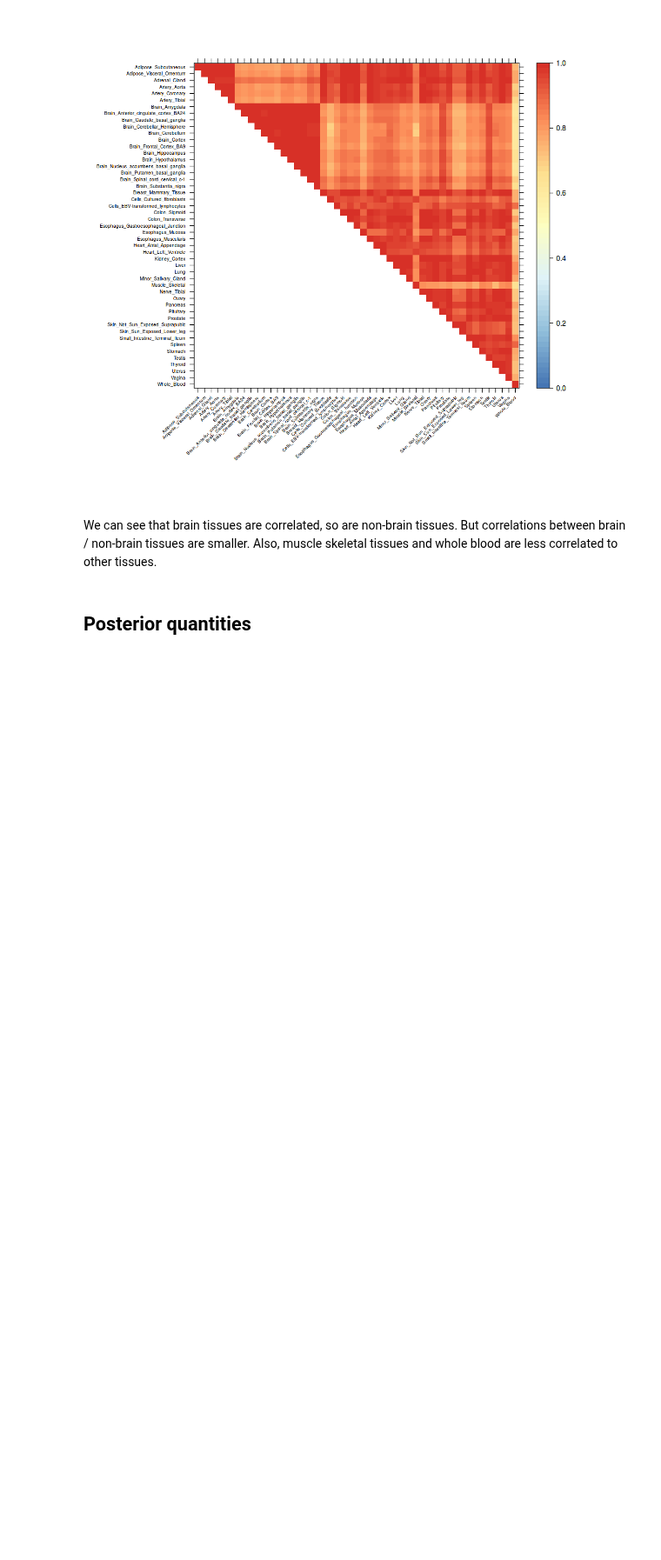
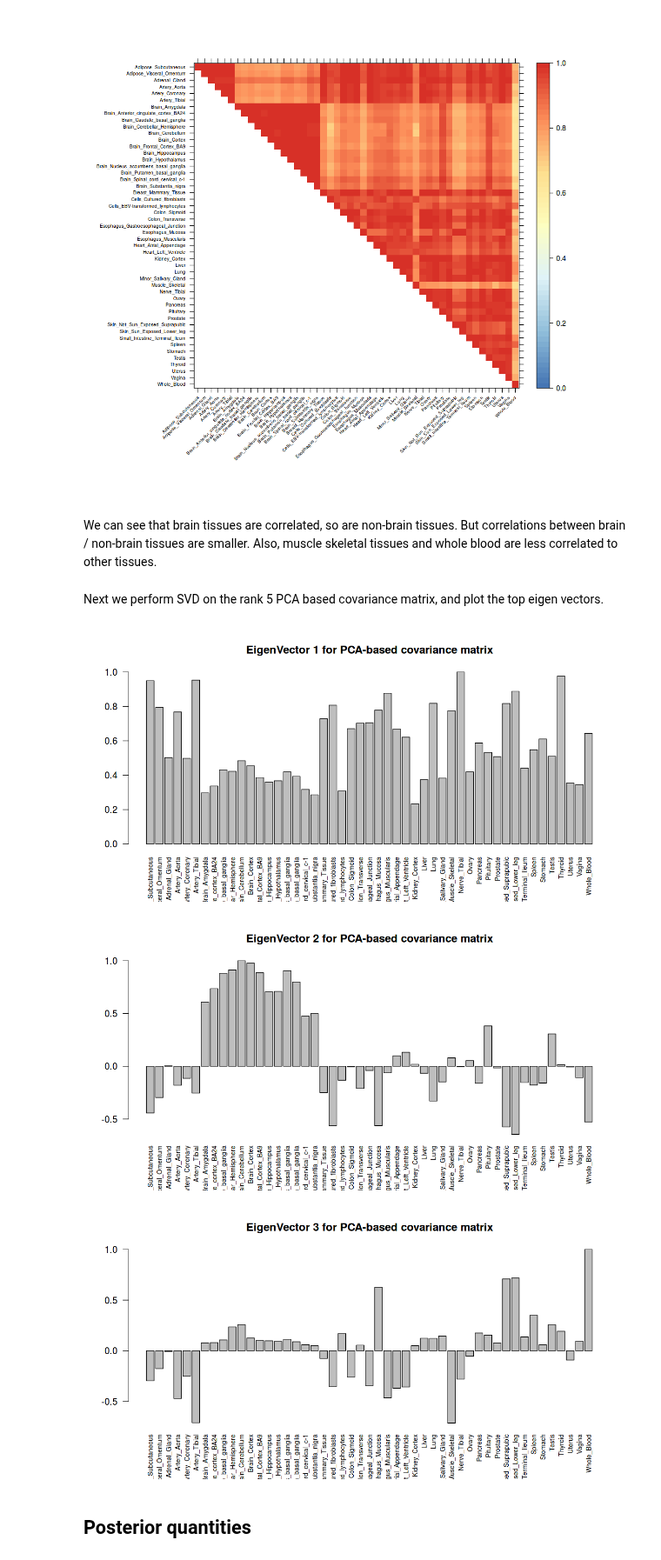
Before and after one commit to stephenslab/gtex-eqtls, a Jupyter notebook: analysis/20171003_MASH_Results.ipynb, the cells around one changed output. Shown at 87% size. Saved outputs shown, nothing was run; the diff lists cells and outputs as text; code cells hidden in the pictures; blank space fills up the shorter version.

Commit message:
Add eigen plots for covariance matrices

```diff
--- a/analysis/20171003_MASH_Results.ipynb
+++ b/analysis/20171003_MASH_Results.ipynb
@@ -48,6 +100,21 @@ print(levelplot(x[n:1,],col.regions = clrs,xlab = "",ylab = "",
 [figure]
 # %% [markdown]
 We can see that brain tissues are correlated, so are non-brain tissues. But correlations between brain / non-brain tissues are smaller. Also, muscle skeletal tissues and whole blood are less correlated to other tissues.
+# %% [markdown]
+Next we perform SVD on the rank 5 PCA based covariance matrix, and plot the top eigen vectors.
+# %%
+svd.out = svd(res$fitted_g$Ulist[["ED_tPCA"]])
+v = svd.out$v
+colnames(v) = colnames(get_lfsr(res))
+rownames(v) = colnames(v)
+options(repr.plot.width=10, repr.plot.height=5)
+for (j in 1:3)
+  barplot(v[,j]/v[,j][which.max(abs(v[,j]))], cex.names = 0.7,
+          las = 2, main = paste0("EigenVector ", j, " for PCA-based covariance matrix"))
+# %% [output]
+[figure, added]
+[figure, added]
+[figure, added]
 # %% [markdown]
 ## Posterior quantities
 # %%
```
Also changed, not shown: parts of 3 cells of this notebook, 1 other file.
